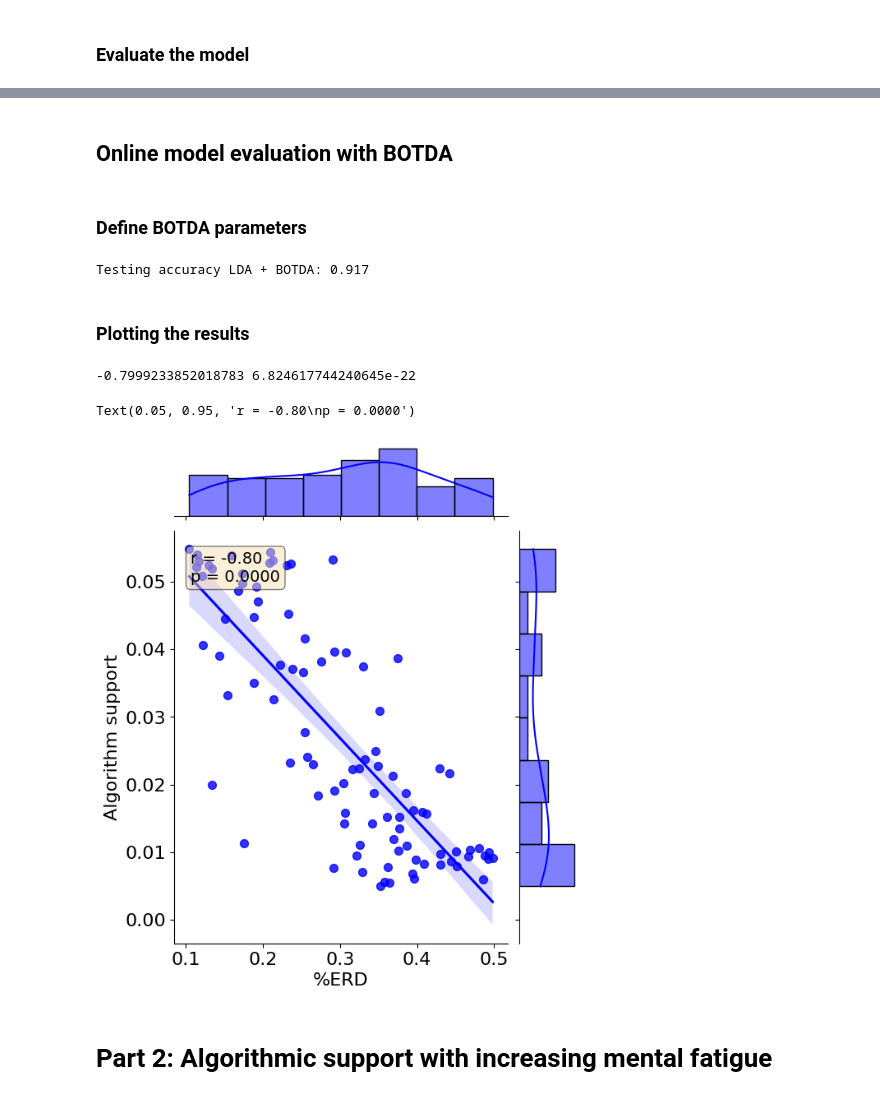
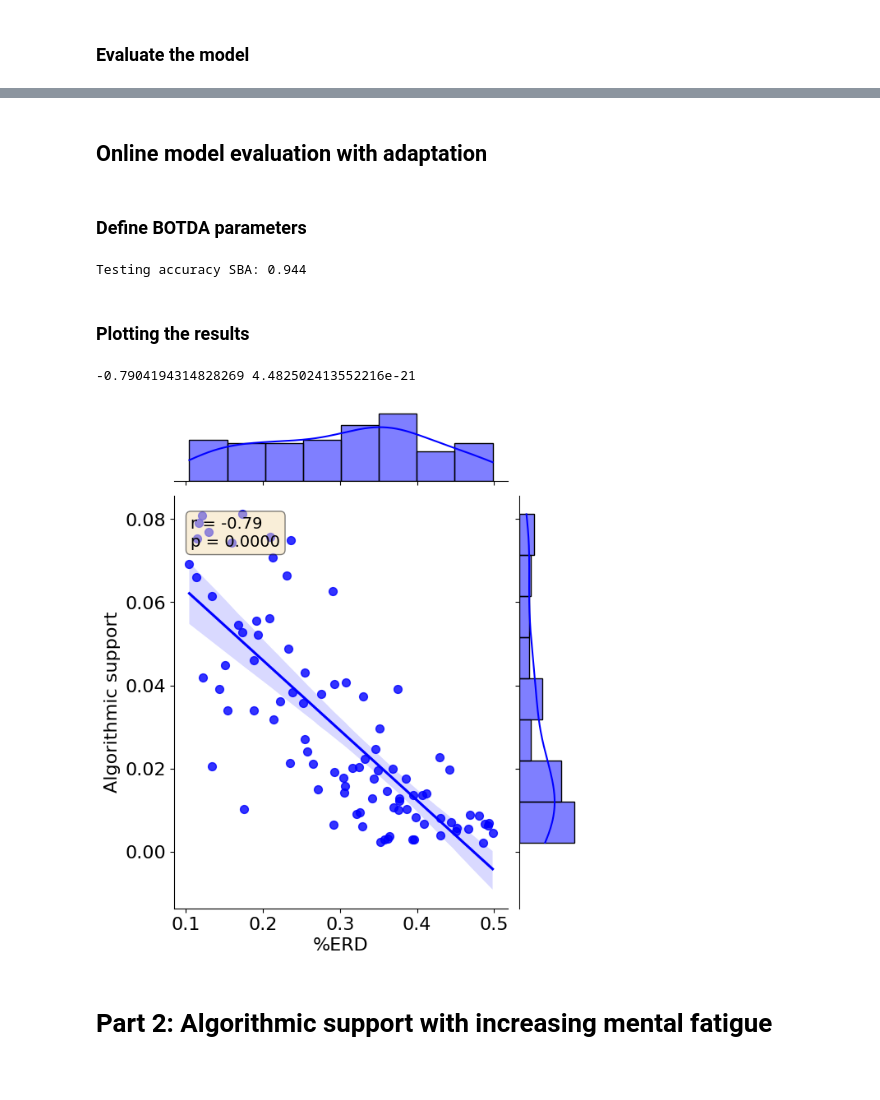
Before and after one commit to NiCALab-IMAL/SupportiveBackwardAdaptation, a Jupyter notebook: H_Algorithmic_support_reflects_MI_skills.ipynb, the cells around one changed output, grey strips where cells are left out. Saved outputs shown, nothing was run; the diff lists cells and outputs as text; code cells hidden in the pictures.

Commit message:
update title figures

```diff
--- a/H_Algorithmic_support_reflects_MI_skills.ipynb
+++ b/H_Algorithmic_support_reflects_MI_skills.ipynb
@@ -186,26 +186,26 @@ Testing accuracy LDA (without BOTDA): 0.856
 # %% [markdown]
-## Online model evaluation with BOTDA
+## Online model evaluation with adaptation
 # %% [markdown]
 ### Define BOTDA parameters
 # %%
 # here regularization parameters are given
-rango_e = [1]
-rango_cl = [0.1]
+rango_e = [0.1]
+rango_cl = [1]
 metric = "sqeuclidean"
-outerkfold =20
+outerkfold = 20
 innerkfold = None
 M = 20
 norm = "max"
 # %%
 y_predict_ot = []  # Initialize list to store predicted classes
 Transp = []   # Initialize list to store transported features
-algorithm_support = []  # Initialize list to store the transport cost values
+h = []  # Initialize list to store the algorithmic support values
 
 # Select source subset based on CV and validation features
 G_botdatr, Y_botdatr, reg_botda=\
 SelectSubsetTraining_BOTDAl1l2(Gtr, Ytr, Gval, Yval, rango_e, rango_cl, lda, metric, outerkfold, innerkfold, M, norm)
 # Create BOTDA object
-botda = BOTDA(reg_botda, lda, metric)
+sba = SBA(reg_botda, lda, metric)
 
 # For each testing trial
 for re in range(0, len(Yte)):
@@ -222,51 +222,50 @@ for re in range(0, len(Yte)):
     Gte_ = csp.transform(Xte_)
 
     # Learn the transport based on the selected source subset and the current validation subset
-    botda.fit(G_botdatr, Gval_, Yval_)
+    sba.fit(G_botdatr, Gval_, Yval_)
     # Transport testing feature and predict its class
-    Gte_transported, y_pred_ = botda.transform(Gte_)
+    Gte_transported, y_pred_ = sba.transform(Gte_)
     Transp.append(Gte_transported)
     y_predict_ot.append(y_pred_)
     # Calculate the transport cost
-    botda_matrix = botda.coupling_
-    distance_ot = botda.cost_
-    algorithm_support.append(botda_matrix[-1, :] @ distance_ot[-1,:])
+    botda_matrix = sba.coupling_
+    distance_ot = sba.cost_
+    h.append(sba.algorithmic_support)
 
 Gte_ot = np.squeeze(Transp)
 y_predict_ot = np.squeeze(y_predict_ot)
 
 # Calculate accuracy
 acc_OT = accuracy_score(Yte,y_predict_ot)
-print('Testing accuracy LDA + BOTDA: ' + str(round(acc_OT, 3)))
+print('Testing accuracy SBA: ' + str(round(acc_OT, 3)))
 # %% [output]
-Testing accuracy LDA + BOTDA: 0.917
+Testing accuracy SBA: 0.944
 # %% [markdown]
 ### Plotting the results
 # %%
 # select the ERD values for the testing data
 ERDS_test = ERDS[20:]
 ERDS_test[ERDS_test==0]=None #To avoid neg. class
-coupling = np.squeeze(np.asarray(algorithm_support))
+support = np.squeeze(np.asarray(h))
 
 #only positive class
 plt.rcParams.update({'font.size': 16})
 x=ERDS_test[Yte==1]
-y=coupling[Yte==1]
+y=support[Yte==1]
 slope, intercept, r_value, p_value, std_err = scipy.stats.linregress(x, y)
 print(r_value, p_value)
 sb.jointplot(data=None, x=x, y=y, kind="reg", color="b", height=7, scatter_kws={"s": 50})
 plt.xlabel("%ERD", fontsize=16)
-plt.ylabel("Algorithm support", fontsize=16)
+plt.ylabel("Algorithmic support", fontsize=16)
 plt.subplots_adjust(left=0.2, right=0.9, bottom=0.1)
 # add text box with r and p values
 textstr = f"r = {r_value:.2f}\np = {p_value:.4f}"
 props = dict(boxstyle='round', facecolor='wheat', alpha=0.5)
 plt.text(0.05, 0.95, textstr, transform=plt.gca().transAxes, fontsize=14,
-        verticalalignment='top', bbox=props)
+        verticalalignment='top', bbox=props);
 # %% [output]
--0.7999233852018783 6.824617744240645e-22
+-0.7904194314828269 4.482502413552216e-21
-Text(0.05, 0.95, 'r = -0.80\np = 0.0000')
-[figure, old version]
+[figure, new version]
 # %% [markdown]
 # Part 2: Algorithmic support with increasing mental fatigue
 # %% [markdown]
```
Also changed, not shown: parts of 17 cells of this notebook, 2 other files.
